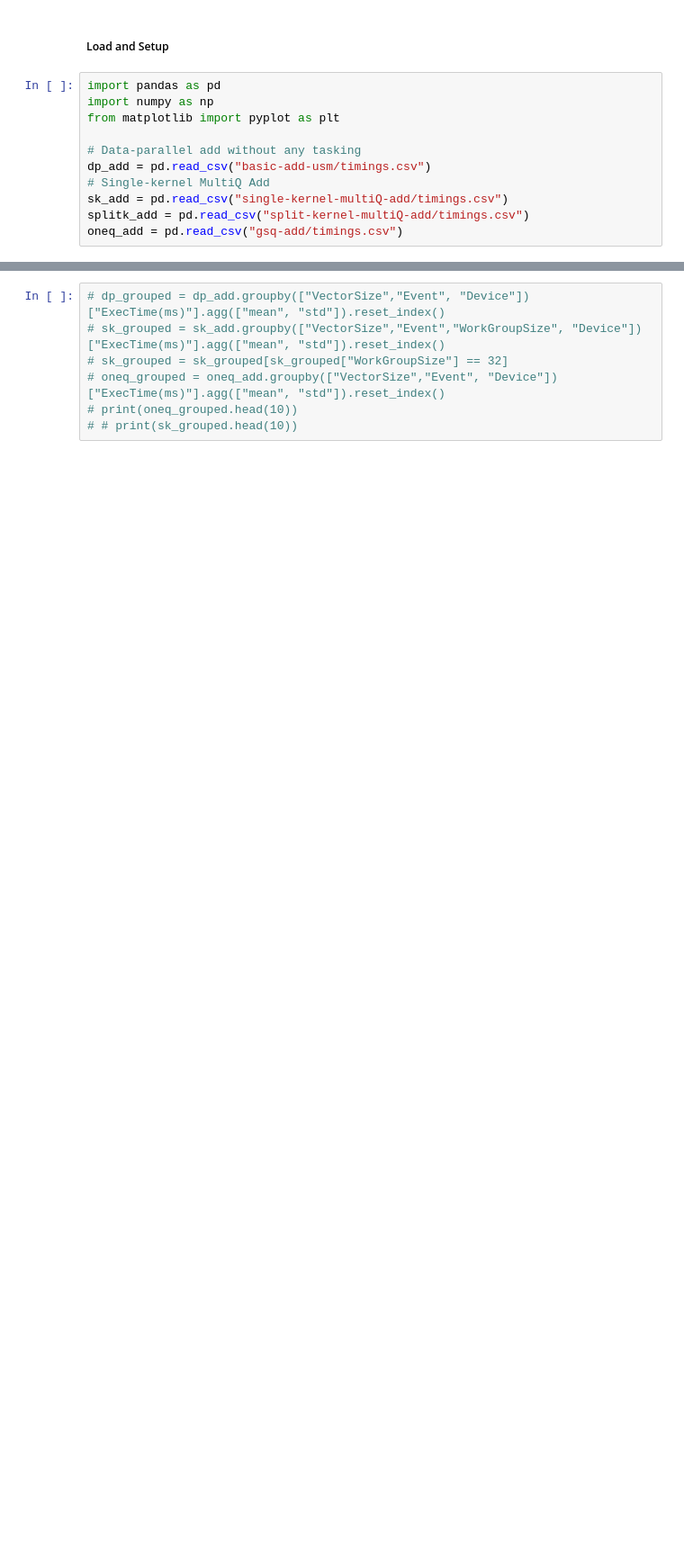
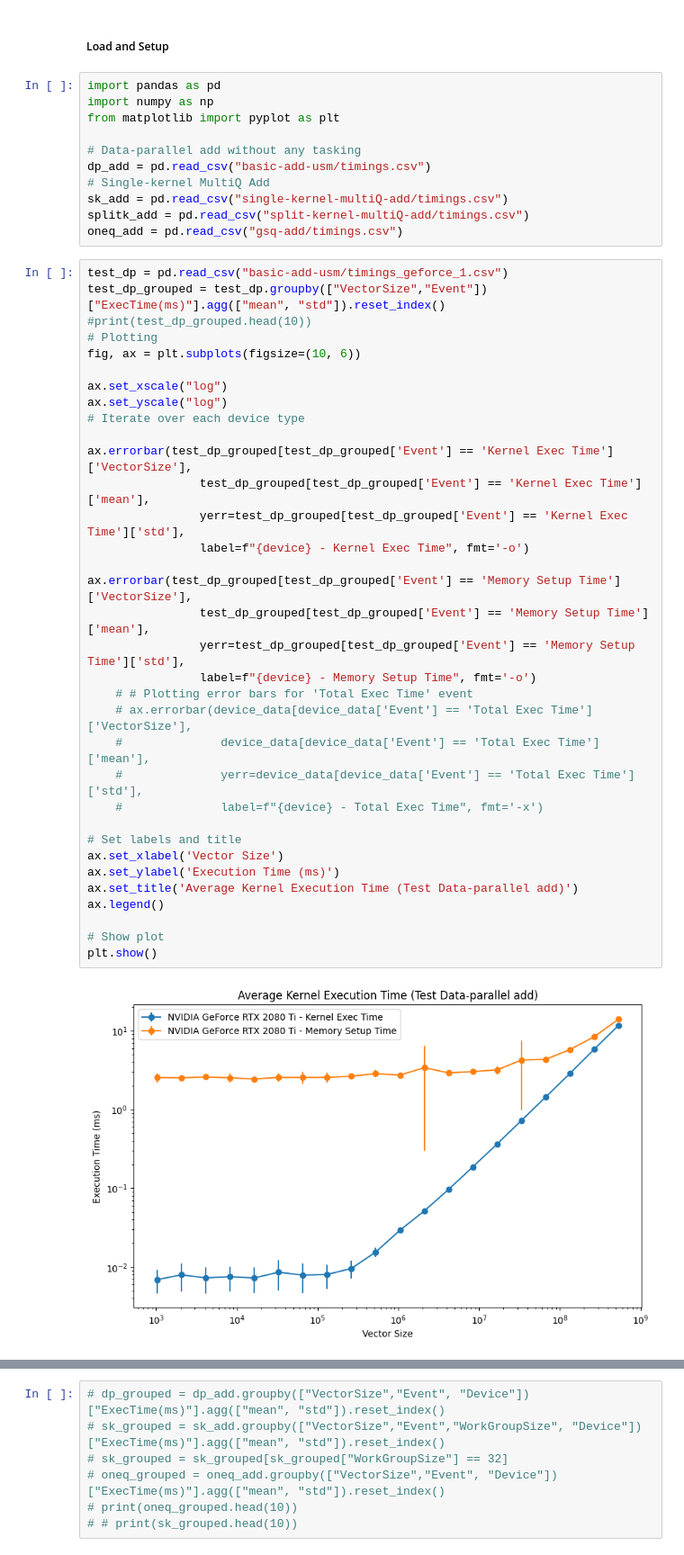
Before and after one commit to MichaelBo1/Fine-Grained-Parallelism-SYCL, a Jupyter notebook: sycl-port/vector-add/timing_analysis.ipynb, the cells around one changed output, grey strips where cells are left out. Shown at 90% size. Drawn from its saved outputs; the diff is of its cells as text; blank space fills up the shorter version.

Commit message:
update timing analysis

```diff
--- a/sycl-port/vector-add/timing_analysis.ipynb
+++ b/sycl-port/vector-add/timing_analysis.ipynb
@@ -11,3 +11,39 @@ dp_add = pd.read_csv("basic-add-usm/timings.csv")
 sk_add = pd.read_csv("single-kernel-multiQ-add/timings.csv")
 splitk_add = pd.read_csv("split-kernel-multiQ-add/timings.csv")
 oneq_add = pd.read_csv("gsq-add/timings.csv")
+# %%
+test_dp = pd.read_csv("basic-add-usm/timings_geforce_1.csv")
+test_dp_grouped = test_dp.groupby(["VectorSize","Event"])["ExecTime(ms)"].agg(["mean", "std"]).reset_index()
+#print(test_dp_grouped.head(10))
+# Plotting
+fig, ax = plt.subplots(figsize=(10, 6))
+
+ax.set_xscale("log")
+ax.set_yscale("log")
+# Iterate over each device type
+
+ax.errorbar(test_dp_grouped[test_dp_grouped['Event'] == 'Kernel Exec Time']['VectorSize'],
+                test_dp_grouped[test_dp_grouped['Event'] == 'Kernel Exec Time']['mean'],
+                yerr=test_dp_grouped[test_dp_grouped['Event'] == 'Kernel Exec Time']['std'],
+                label=f"{device} - Kernel Exec Time", fmt='-o')
+
+ax.errorbar(test_dp_grouped[test_dp_grouped['Event'] == 'Memory Setup Time']['VectorSize'],
+                test_dp_grouped[test_dp_grouped['Event'] == 'Memory Setup Time']['mean'],
+                yerr=test_dp_grouped[test_dp_grouped['Event'] == 'Memory Setup Time']['std'],
+                label=f"{device} - Memory Setup Time", fmt='-o')
+    # # Plotting error bars for 'Total Exec Time' event
+    # ax.errorbar(device_data[device_data['Event'] == 'Total Exec Time']['VectorSize'],
+    #              device_data[device_data['Event'] == 'Total Exec Time']['mean'],
+    #              yerr=device_data[device_data['Event'] == 'Total Exec Time']['std'],
+    #              label=f"{device} - Total Exec Time", fmt='-x')
+
+# Set labels and title
+ax.set_xlabel('Vector Size')
+ax.set_ylabel('Execution Time (ms)')
+ax.set_title('Average Kernel Execution Time (Test Data-parallel add)')
+ax.legend()
+
+# Show plot
+plt.show()
+# %% [output]
+[figure, added]
```
Also changed, not shown: parts of 3 cells of this notebook.
